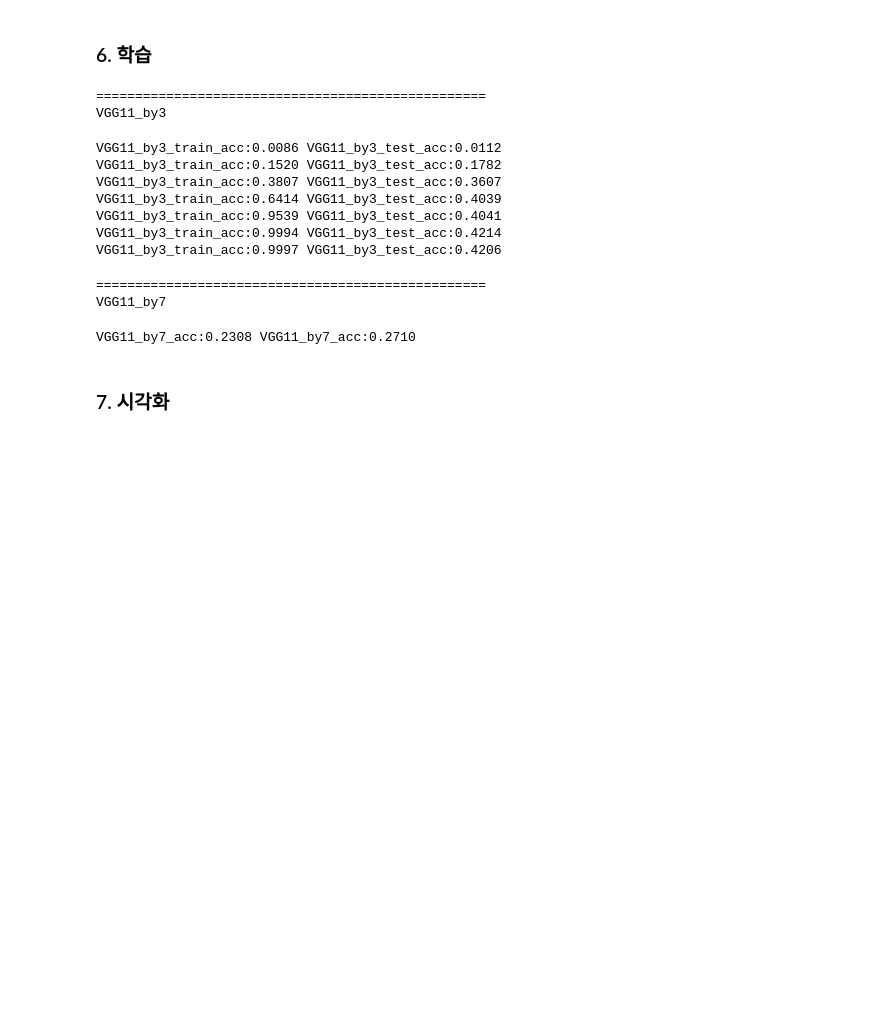
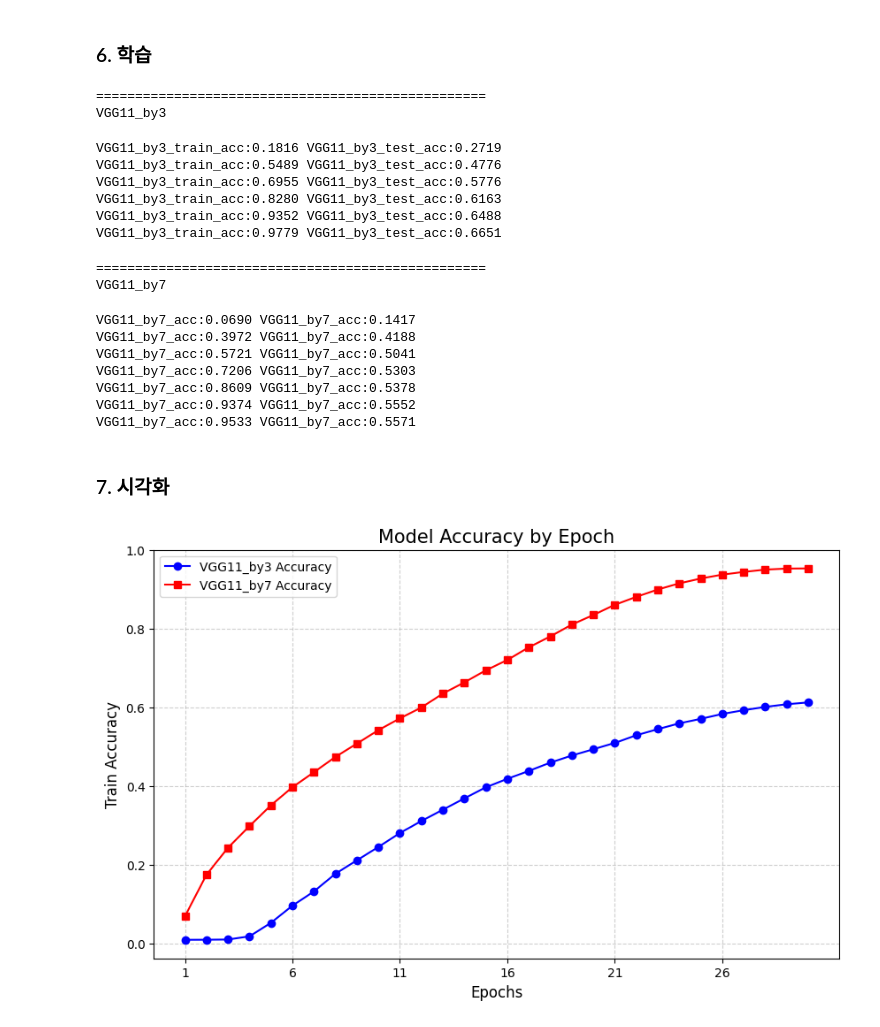
Before and after one commit to guddn/majorCNN_AI-midterm_Report-, a Jupyter notebook: 2번_VGG.ipynb, the cells around one changed output. Cells and saved outputs as stored; diff of their text form; code cells hidden in the pictures; blank space fills up the shorter version.

```diff
--- a/2번_VGG.ipynb
+++ b/2번_VGG.ipynb
@@ -196,12 +274,12 @@ def test(dataloader , model , loss_fn):
 # %% [markdown]
 ### 5. log 및 모델 정의
 # %%
-batchsize_train_logs = { "VGG11_by3_acc":[],
-                        "VGG11_by7_acc":[],
-                        }
-batchsize_test_logs = { "VGG11_by3_acc":[],
-                        "VGG11_by7_acc":[],
-                        }
+train_logs = { "VGG11_by3_acc":[],
+                "VGG11_by7_acc":[],
+                }
+test_logs = { "VGG11_by3_acc":[],
+                "VGG11_by7_acc":[],
+                }
 
 models = {
     "VGG11_by3": VGG11_by3().to(device),
@@ -228,18 +306,17 @@ for epoch in tqdm(range(EPOCHS)):
     if(epoch%5 == 0 or epoch == EPOCHS - 1):
         print(f'VGG11_by3_train_acc:{train_acc:.4f} VGG11_by3_test_acc:{test_acc:.4f}')
 
-batchsize_train_logs["VGG11_by3_acc"].append(train_acc)
-batchsize_test_logs["VGG11_by3_acc"].append(test_acc)
+    train_logs["VGG11_by3_acc"].append(train_acc)
+    test_logs["VGG11_by3_acc"].append(test_acc)
 # %% [output]
 ==================================================
 VGG11_by3
-VGG11_by3_train_acc:0.0086 VGG11_by3_test_acc:0.0112
-VGG11_by3_train_acc:0.1520 VGG11_by3_test_acc:0.1782
-VGG11_by3_train_acc:0.3807 VGG11_by3_test_acc:0.3607
-VGG11_by3_train_acc:0.6414 VGG11_by3_test_acc:0.4039
-VGG11_by3_train_acc:0.9539 VGG11_by3_test_acc:0.4041
-VGG11_by3_train_acc:0.9994 VGG11_by3_test_acc:0.4214
-VGG11_by3_train_acc:0.9997 VGG11_by3_test_acc:0.4206
+VGG11_by3_train_acc:0.1816 VGG11_by3_test_acc:0.2719
+VGG11_by3_train_acc:0.5489 VGG11_by3_test_acc:0.4776
+VGG11_by3_train_acc:0.6955 VGG11_by3_test_acc:0.5776
+VGG11_by3_train_acc:0.8280 VGG11_by3_test_acc:0.6163
+VGG11_by3_train_acc:0.9352 VGG11_by3_test_acc:0.6488
+VGG11_by3_train_acc:0.9779 VGG11_by3_test_acc:0.6651
 # %%
 # VGG11_by7 학습--------------------------------------------------------------------
 current_model = models["VGG11_by7"]
@@ -255,32 +332,40 @@ for epoch in tqdm(range(EPOCHS)):
     if(epoch%5 == 0 or epoch == EPOCHS -1):
         print(f'VGG11_by7_acc:{train_acc:.4f} VGG11_by7_acc:{test_acc:.4f}')
 
-batchsize_train_logs["VGG11_by7acc"].append(train_acc)
-batchsize_test_logs["VGG11_by7acc"].append(test_acc)
+    train_logs["VGG11_by7_acc"].append(train_acc)
+    test_logs["VGG11_by7_acc"].append(test_acc)
 # %% [output]
 ==================================================
 VGG11_by7
-VGG11_by7_acc:0.2308 VGG11_by7_acc:0.2710
+VGG11_by7_acc:0.0690 VGG11_by7_acc:0.1417
+VGG11_by7_acc:0.3972 VGG11_by7_acc:0.4188
+VGG11_by7_acc:0.5721 VGG11_by7_acc:0.5041
+VGG11_by7_acc:0.7206 VGG11_by7_acc:0.5303
+VGG11_by7_acc:0.8609 VGG11_by7_acc:0.5378
+VGG11_by7_acc:0.9374 VGG11_by7_acc:0.5552
+VGG11_by7_acc:0.9533 VGG11_by7_acc:0.5571
 # %% [markdown]
 ### 7. 시각화
 # %%
 import matplotlib.pyplot as plt
 
 # epoch별 모델 정확도 시각화
 plt.figure(figsize=(10, 6))
 epochs = range(1, EPOCHS + 1)
 
-plt.plot(epochs, train_logs["VGG11_by3_acc"], 'b-o', label='VGG11_by3 Accuracy')
-plt.plot(epochs, train_logs["VGG11_by7_acc"], 'r-s', label='VGG11_by7 Accuracy')
+plt.plot(epochs, batchsize_train_logs["VGG11_by3_acc"], 'b-o', label='VGG11_by3 Accuracy')
+plt.plot(epochs, batchsize_train_logs["VGG11_by7_acc"], 'r-s', label='VGG11_by7 Accuracy')
 plt.xticks(range(1, EPOCHS + 1, 5))
 
 plt.title(f'Model Accuracy by Epoch', fontsize=15)
 plt.xlabel('Epochs', fontsize=12)
 plt.ylabel('Train Accuracy', fontsize=12)
 plt.legend()
 
 plt.grid(True, linestyle='--', alpha=0.6)
 plt.show()
+# %% [output]
+[figure, added]
 # %%
 import matplotlib.pyplot as plt
 
```
Also changed, not shown: parts of 6 cells of this notebook, 1 other file.
